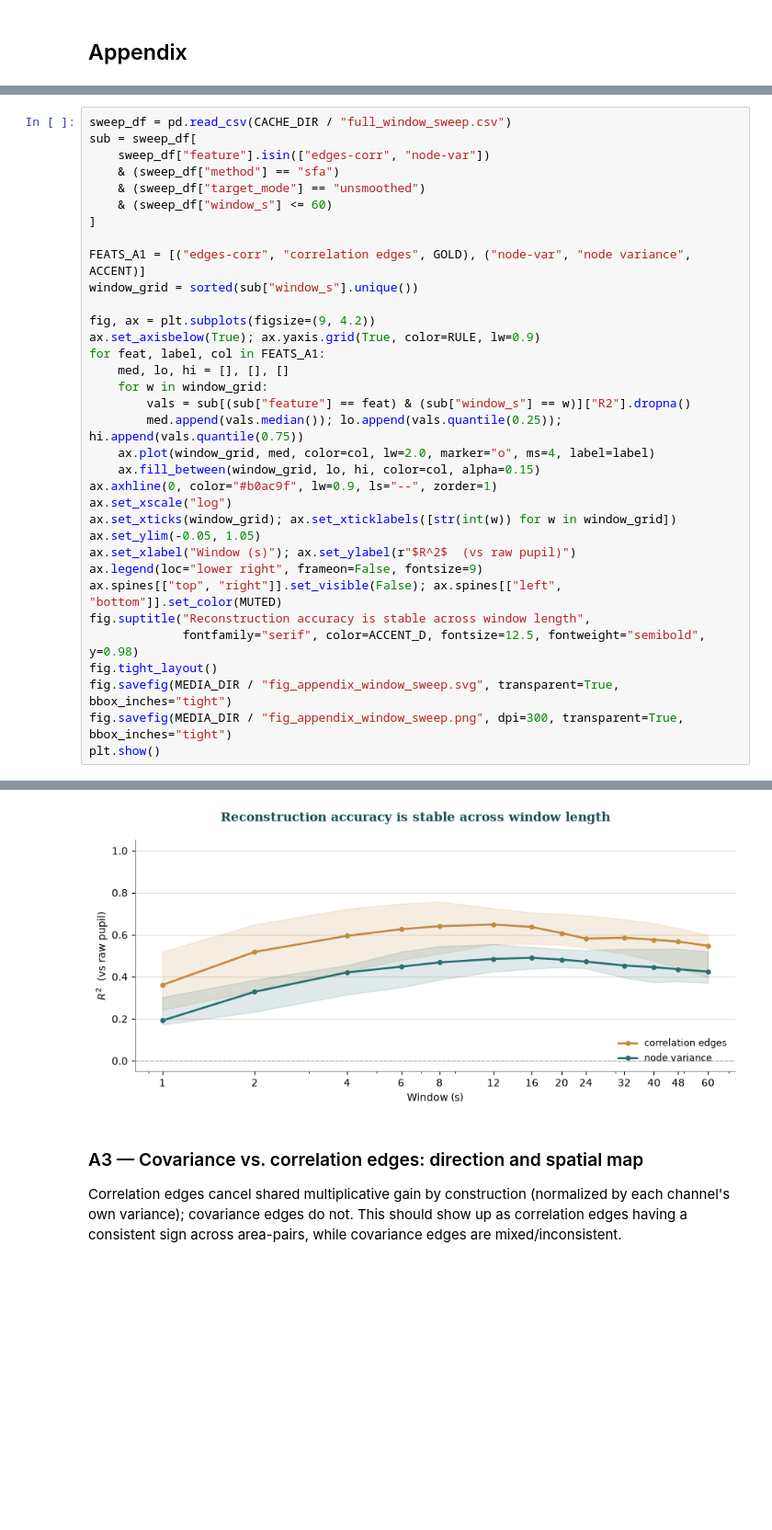
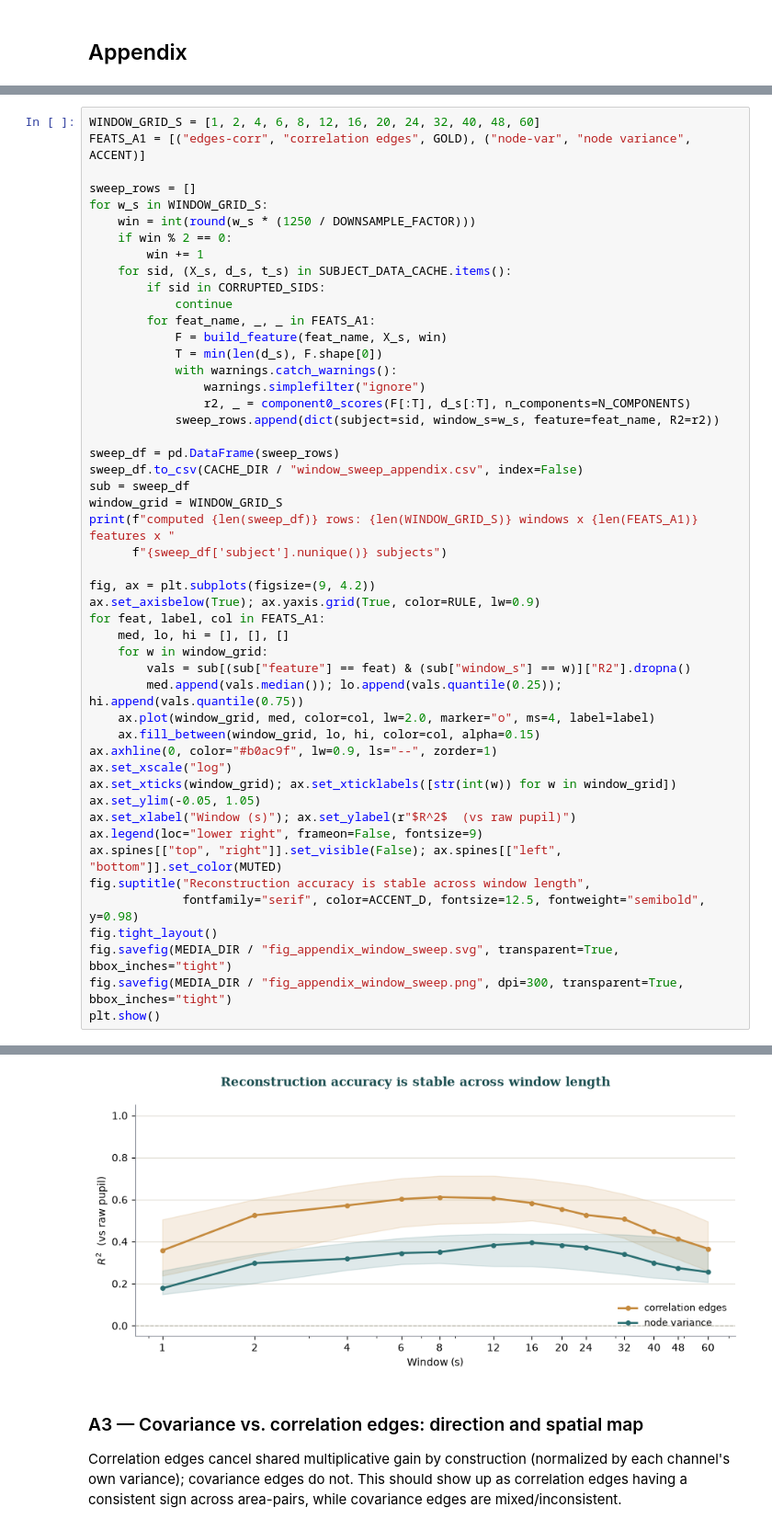
Before and after one commit to schrodingersmonkey/pSFA-PINUP, a Jupyter notebook: Figure_3_Neuropixels.ipynb, the cells around one changed output, grey strips where cells are left out. Shown at 92% size. Saved outputs shown, nothing was run; the diff lists cells and outputs as text; blank space fills up the shorter version.

```diff
--- a/Figure_3_Neuropixels.ipynb
+++ b/Figure_3_Neuropixels.ipynb
@@ -573,14 +577,29 @@ just correlation edges and node variance, scored against the raw (unsmoothed) pu
 # %%
-sweep_df = pd.read_csv(CACHE_DIR / "full_window_sweep.csv")
-sub = sweep_df[
-    sweep_df["feature"].isin(["edges-corr", "node-var"])
-    & (sweep_df["method"] == "sfa")
-    & (sweep_df["target_mode"] == "unsmoothed")
-    & (sweep_df["window_s"] <= 60)
-]
+WINDOW_GRID_S = [1, 2, 4, 6, 8, 12, 16, 20, 24, 32, 40, 48, 60]
+FEATS_A1 = [("edges-corr", "correlation edges", GOLD), ("node-var", "node variance", ACCENT)]
 
-FEATS_A1 = [("edges-corr", "correlation edges", GOLD), ("node-var", "node variance", ACCENT)]
-window_grid = sorted(sub["window_s"].unique())
+sweep_rows = []
+for w_s in WINDOW_GRID_S:
+    win = int(round(w_s * (1250 / DOWNSAMPLE_FACTOR)))
+    if win % 2 == 0:
+        win += 1
+    for sid, (X_s, d_s, t_s) in SUBJECT_DATA_CACHE.items():
+        if sid in CORRUPTED_SIDS:
+            continue
+        for feat_name, _, _ in FEATS_A1:
+            F = build_feature(feat_name, X_s, win)
+            T = min(len(d_s), F.shape[0])
+            with warnings.catch_warnings():
+                warnings.simplefilter("ignore")
+                r2, _ = component0_scores(F[:T], d_s[:T], n_components=N_COMPONENTS)
+            sweep_rows.append(dict(subject=sid, window_s=w_s, feature=feat_name, R2=r2))
+
+sweep_df = pd.DataFrame(sweep_rows)
+sweep_df.to_csv(CACHE_DIR / "window_sweep_appendix.csv", index=False)
+sub = sweep_df
+window_grid = WINDOW_GRID_S
+print(f"computed {len(sweep_df)} rows: {len(WINDOW_GRID_S)} windows x {len(FEATS_A1)} features x "
+      f"{sweep_df['subject'].nunique()} subjects")
 
 fig, ax = plt.subplots(figsize=(9, 4.2))
 ax.set_axisbelow(True); ax.yaxis.grid(True, color=RULE, lw=0.9)
@@ -609,4 +629,4 @@ findfont: Failed to find font weight semibold, now using 700.
-[figure, old version]
+[figure, new version]
 # %% [markdown]
 ### A3 — Covariance vs. correlation edges: direction and spatial map
 
```
Also changed, not shown: parts of 9 cells of this notebook, 2 other files.
